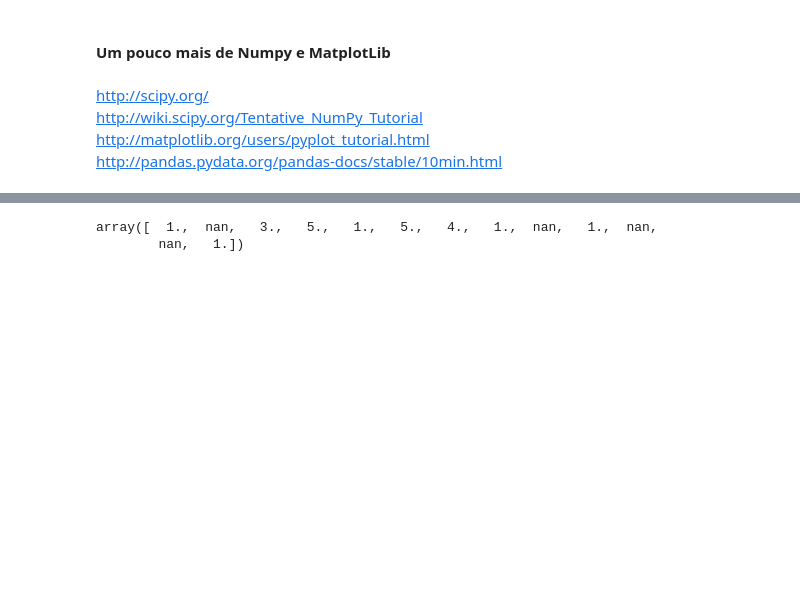
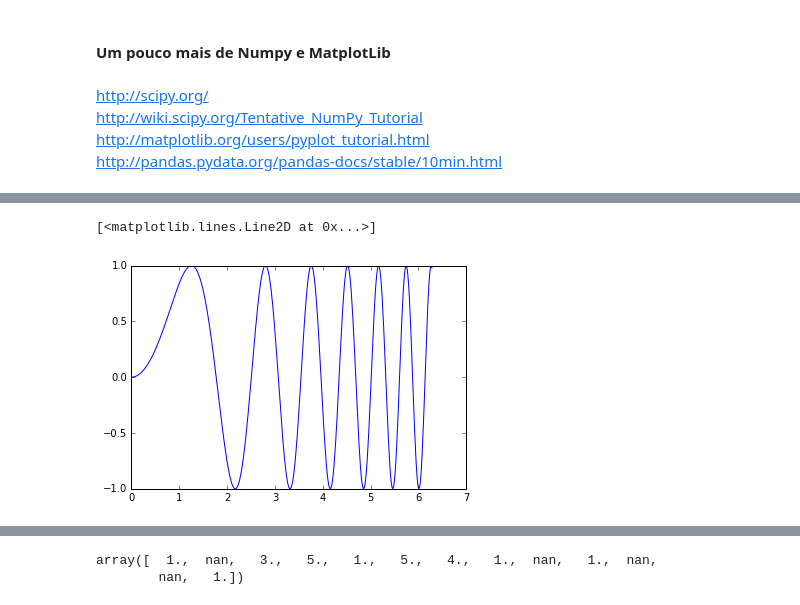
Before and after one commit to FGV-EMAp/FGV_Programming_Languages, a Jupyter notebook: Aula_8_Numpy_Matplotlib.ipynb, the cells around one changed output, grey strips where cells are left out. Cells and saved outputs as stored; diff of their text form; code cells hidden in the pictures; blank space fills up the shorter version.

```diff
--- a/Aula_8_Numpy_Matplotlib.ipynb
+++ b/Aula_8_Numpy_Matplotlib.ipynb
@@ -41,7 +43,11 @@ plt.show()
 # %%
 x = np.linspace(0, 2 * np.pi, 400)
 y = np.sin(x ** 2)
+plt.plot(x,y)
 #plt.close('all')
+# %% [output]
+[<matplotlib.lines.Line2D at 0x...>]
+[figure, added]
 # %%
 #plt.plot(x,y)
 #plt.title('Outro título')
```
Also changed, not shown: parts of 17 cells of this notebook.
